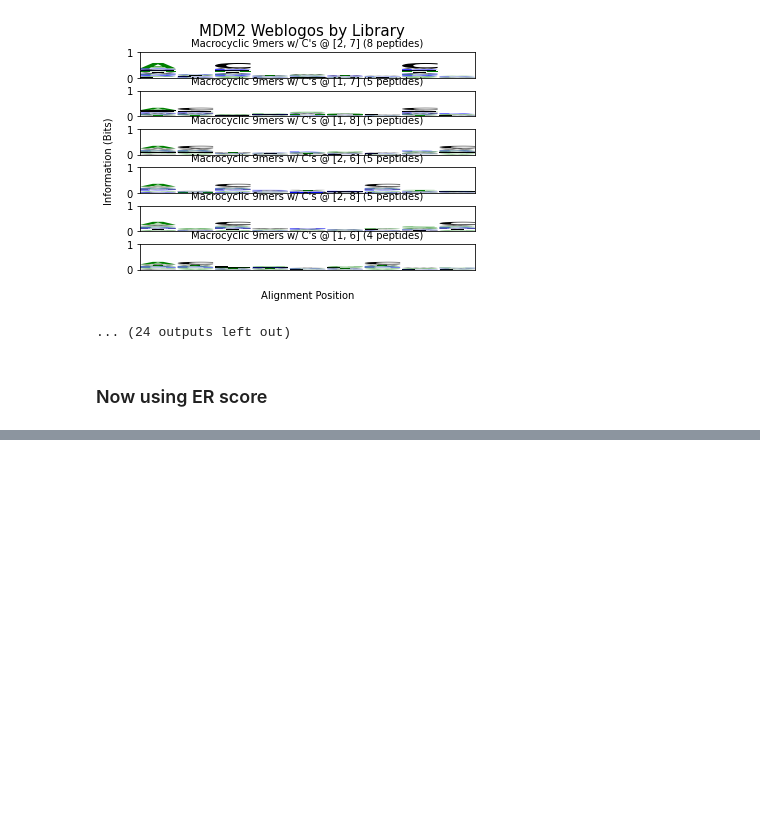
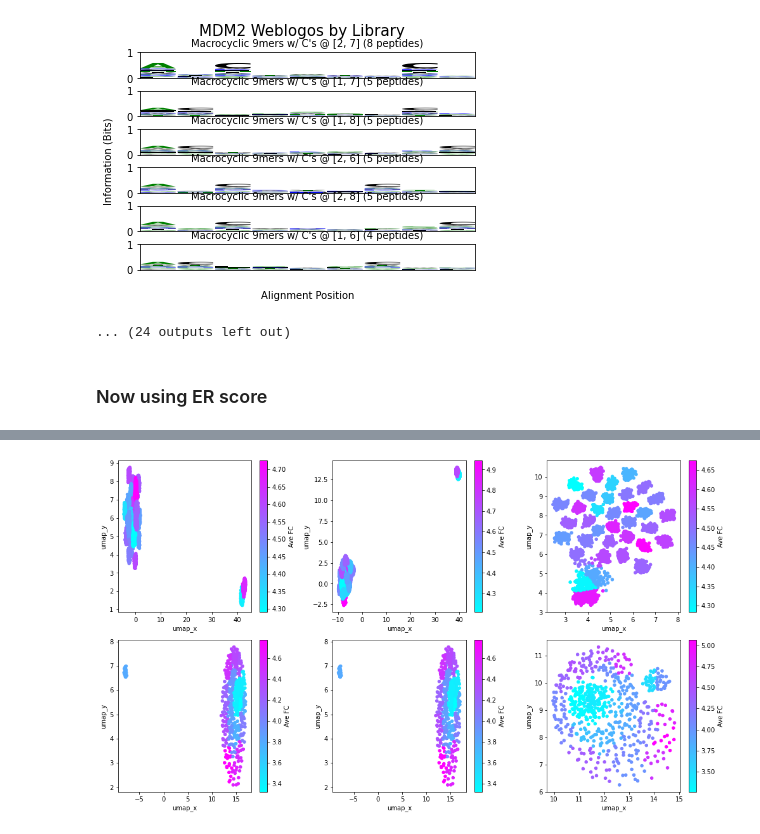
Before and after one commit to YitongTseo/ml_phage_display, a Jupyter notebook: FSupp_kmeans_raw.ipynb, the cells around one changed output, grey strips where cells are left out. Drawn from its saved outputs; the diff is of its cells as text; code cells hidden in the pictures; blank space fills up the shorter version.

```diff
--- a/FSupp_kmeans_raw.ipynb
+++ b/FSupp_kmeans_raw.ipynb
@@ -757,0 +700,20 @@ fig.show()
+# %%
+## color based on average in cluster
+
+fig,axs = plt.subplots(2,3,figsize=(14,8))
+for i,ax in enumerate(fig.axes):
+    lib = dfs_umap_ER[i]
+    labels = np.unique(lib['label'].to_list())
+    df_aves = pd.DataFrame()
+    for l in labels:
+        df_sub = lib.query('label == @l')
+        ave_FC = df_sub['FC'].mean()
+        df_sub['Ave FC'] = ave_FC
+        df_aves = pd.concat([df_aves,df_sub])
+    df_aves.plot.scatter(x = 'umap_x', y = 'umap_y', c = 'Ave FC', colormap = 'cool',ax=ax)
+
+fig.tight_layout()
+plt.savefig(os.path.join(save_to,f'Clusters Colored by Ave FC.png'),dpi = 300)
+fig.show()
+# %% [output]
+[figure, added]
```
Also changed, not shown: parts of 18 cells of this notebook.
